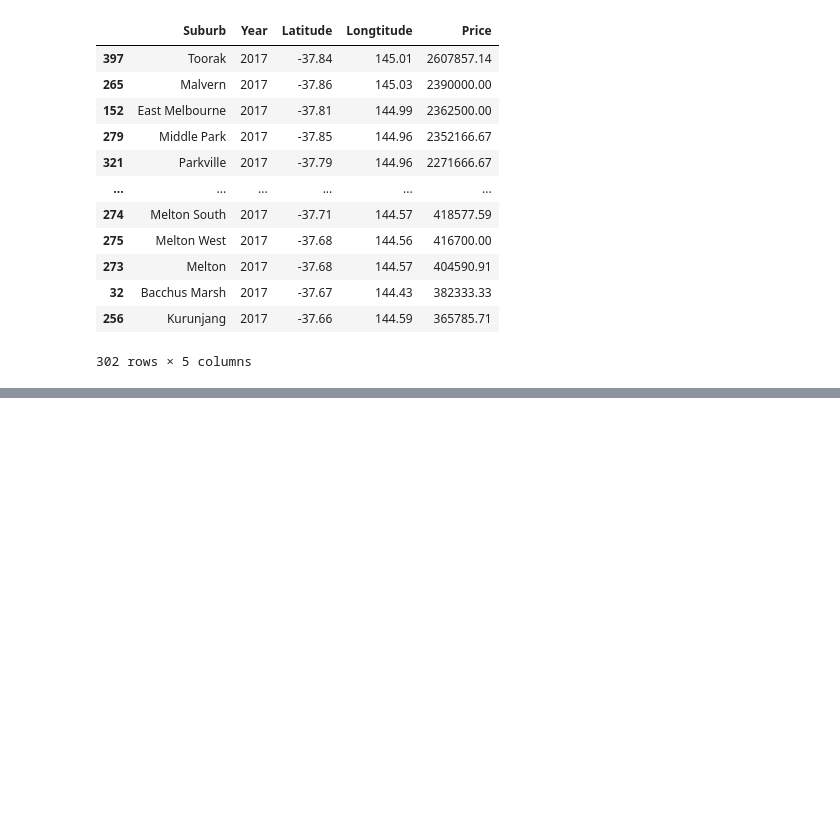
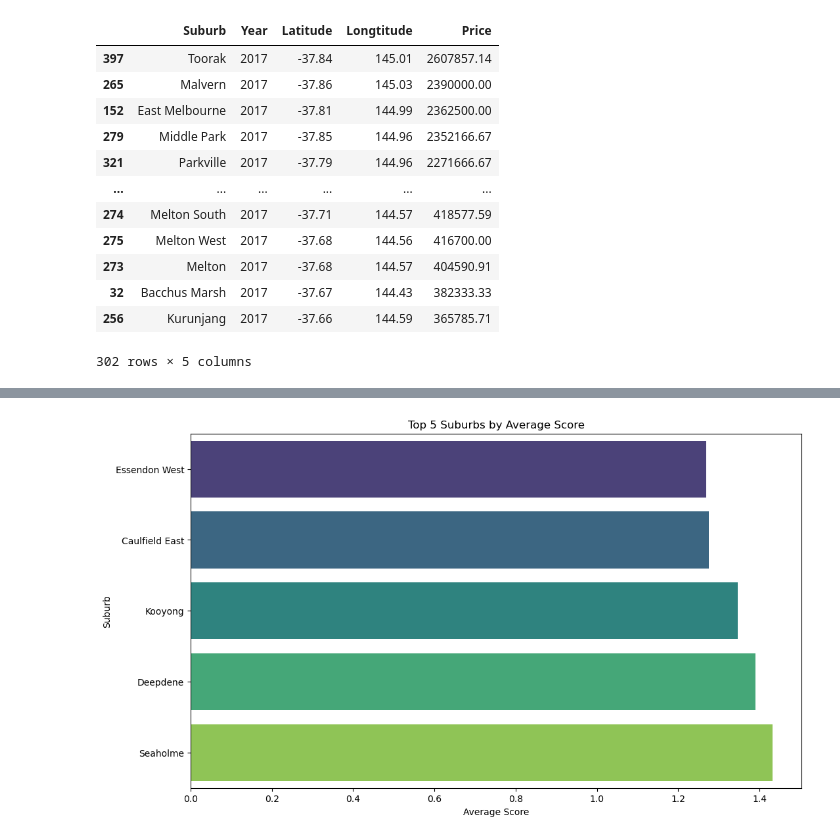
Before and after one commit to Anton0Lee/Project1_grp5, a Jupyter notebook: project1 main codes.ipynb, the cells around one changed output, grey strips where cells are left out. Cells and saved outputs as stored; diff of their text form; code cells hidden in the pictures; blank space fills up the shorter version.

```diff
--- a/project1 main codes.ipynb
+++ b/project1 main codes.ipynb
@@ -289,0 +365,11 @@ round(housing_data_loc_group.sort_values('Price', ascending=False),2)
+# %%
+# Group by suburb and calculate mean score for each suburb
+suburb_scores = scored_df.groupby('Suburb')['Score'].mean().reset_index()
+
+# Find the top 5 suburbs with the highest average score
+top_suburbs = suburb_scores.sort_values(by='Score', ascending=False).head(5)
+
+# Find the suburbs with the lowest average score
+worst_suburbs = suburb_scores.sort_values(by='Score').head(5)
+
+(top_suburbs, worst_suburbs)
@@ -289,0 +426,13 @@ round(housing_data_loc_group.sort_values('Price', ascending=False),2)
+# %%
+# Use the suburb_scores for the bar plots
+
+# Bar plot for top suburbs
+plt.figure(figsize=(12, 7))
+top_suburbs_sorted = top_suburbs.sort_values('Score', ascending=True)
+sns.barplot(x='Score', y='Suburb', data=top_suburbs_sorted, palette='viridis')
+plt.title('Top 5 Suburbs by Average Score')
+plt.xlabel('Average Score')
+plt.ylabel('Suburb')
+plt.show()
+# %% [output]
+[figure, added]
```
Also changed, not shown: parts of 10 cells of this notebook.
